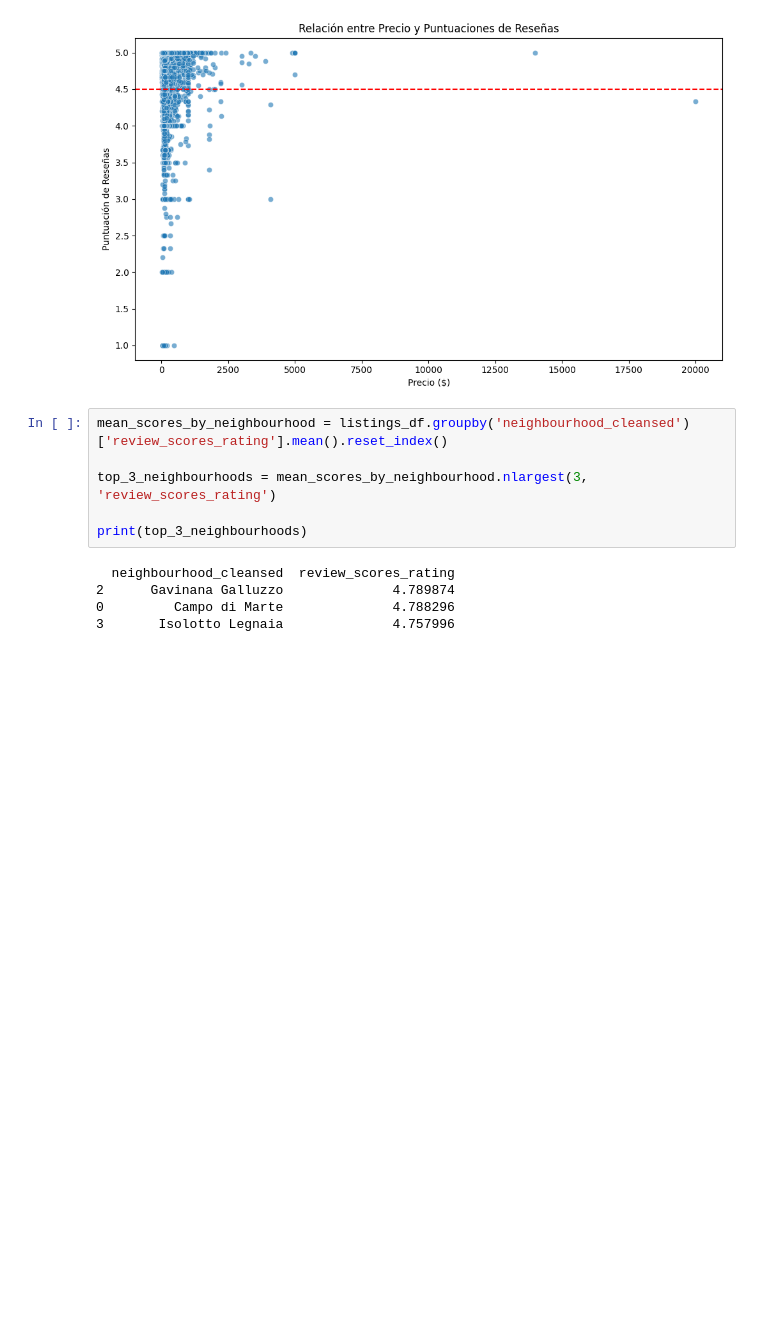
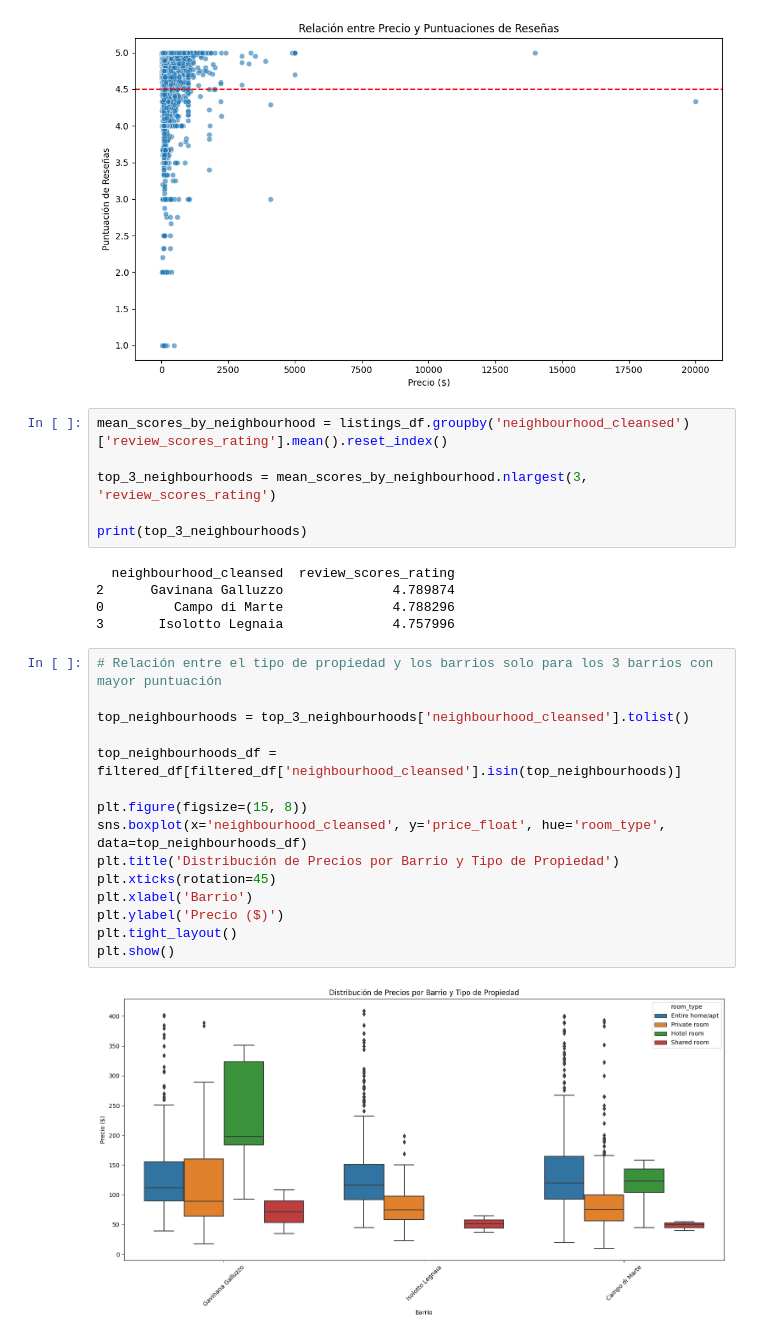
Before and after one commit to JulianaG1524/Taller-1-CDA, a Jupyter notebook: Florence-Toscana-Italy.ipynb, the cells around one changed output. Cells and saved outputs as stored; diff of their text form; blank space fills up the shorter version.

```diff
--- a/Florence-Toscana-Italy.ipynb
+++ b/Florence-Toscana-Italy.ipynb
@@ -526,3 +516,20 @@ print(top_3_neighbourhoods)
 2      Gavinana Galluzzo              4.789874
 0         Campo di Marte              4.788296
 3       Isolotto Legnaia              4.757996
+# %%
+# Relación entre el tipo de propiedad y los barrios solo para los 3 barrios con mayor puntuación
+
+top_neighbourhoods = top_3_neighbourhoods['neighbourhood_cleansed'].tolist()
+
+top_neighbourhoods_df = filtered_df[filtered_df['neighbourhood_cleansed'].isin(top_neighbourhoods)]
+
+plt.figure(figsize=(15, 8))
+sns.boxplot(x='neighbourhood_cleansed', y='price_float', hue='room_type', data=top_neighbourhoods_df)
+plt.title('Distribución de Precios por Barrio y Tipo de Propiedad')
+plt.xticks(rotation=45)
+plt.xlabel('Barrio')
+plt.ylabel('Precio ($)')
+plt.tight_layout()
+plt.show()
+# %% [output]
+[figure, added]
```
Also changed, not shown: parts of 4 cells of this notebook.
